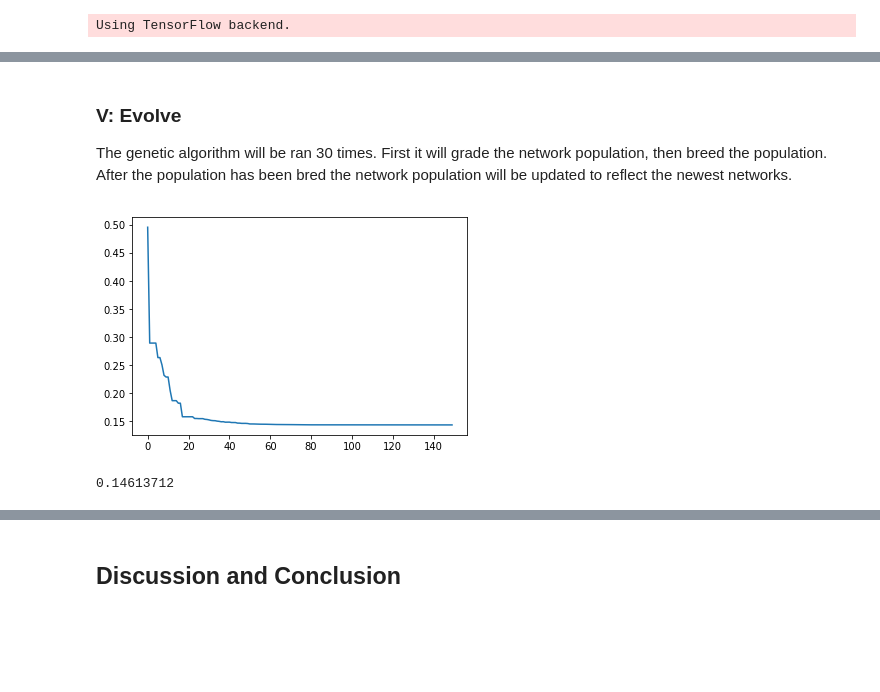
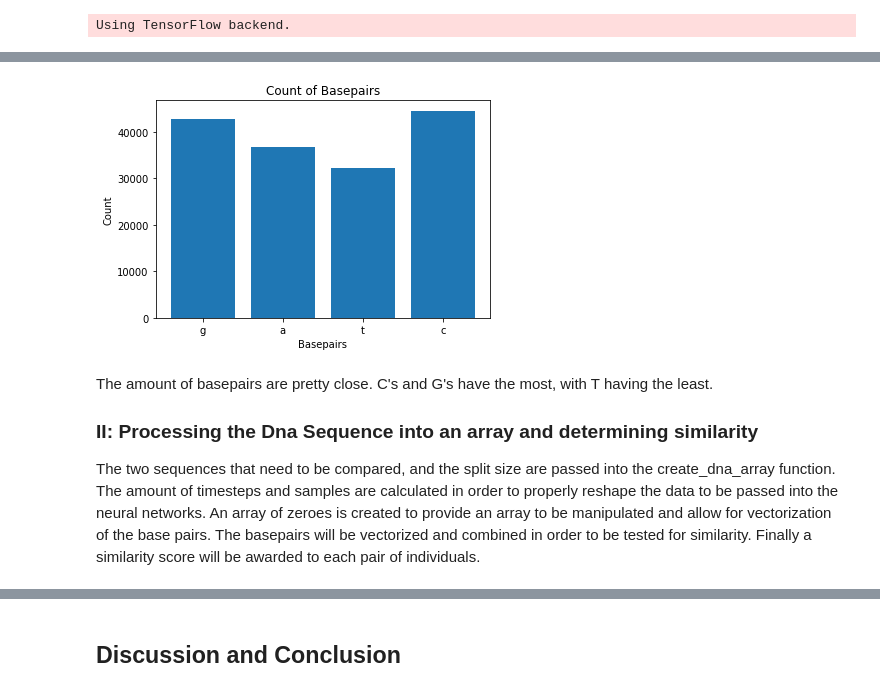
Before and after one commit to christophersanchez/DataScience, a Jupyter notebook: Thinkful/Unit6/Neuroevolution_DNA_Sequence_Comparison.ipynb, the cells around one changed output, grey strips where cells are left out. Drawn from its saved outputs; the diff is of its cells as text; code cells hidden in the pictures; blank space fills up the shorter version.

```diff
--- a/Thinkful/Unit6/Neuroevolution_DNA_Sequence_Comparison.ipynb
+++ b/Thinkful/Unit6/Neuroevolution_DNA_Sequence_Comparison.ipynb
@@ -28,0 +44,33 @@ The DNA Sequence that will be used is the sequence for chromosome 21. The sequen
+# %%
+def basepair_graph(data):
+    character_count = Counter(data)
+
+    labels, values = zip(*character_count.items())
+
+    indexes = np.arange(len(labels))
+    width = .8
+
+    plt.bar(indexes, values, width)
+    plt.xticks(indexes + width * 0, labels)
+    plt.title('Count of Basepairs')
+    plt.xlabel('Basepairs')
+    plt.ylabel('Count')
+    plt.show()
+
+def basepair_graph_comparison(sequence_one, sequence_two, width):
+    sequence_one_count = Counter(sequence_one)
+    sequence_two_count = Counter(sequence_two)
+
+    labels_one, values_one = zip(*sequence_one_count.items())
+    labels_two, values_two = zip(*sequence_two_count.items())
+
+    indexes = np.arange(len(labels_one))
+
+    plt.bar(indexes, values_one, width);
+    plt.bar(indexes, values_two, width * .5);
+
+    plt.xticks(indexes + width * 0, labels_one)
+    plt.title('Count of Basepairs')
+    plt.xlabel('Basepairs')
+    plt.ylabel('Count')
+    plt.show()
@@ -169,28 +86,0 @@ def breed(fittest, weakest):
-# %% [markdown]
-### V: Evolve
-
-The genetic algorithm will be ran 30 times. First it will grade the network population, then breed the population. After the population has been bred the network population will be updated to reflect the newest networks.
-# %%
-# set the network population to the original generated network population
-network_population = network_population
-graph_mse = []
-# run 150 epochs
-for x in range(150):
-    # grade the network population and breed it
-    grade_network = grade(network_population)
-    breed_networks = breed(grade_network[0], grade_network[1])
-    # set the network population to the new offspring
-    network_population = breed_networks
-    def mse(y_true, y_pred):
-        y_true = y_true.reshape(y_true.shape[0], y_true.shape[1])
-        y_pred = y_pred.reshape(y_pred.shape[0], y_pred.shape[1])
-        mse = mean_squared_error(y_true, y_pred)
-        return mse
-    # add the top network score to a list for each epoch and graph it
-    y_pred = network_population[0].predict(comparison)
-    mse = mse(similarity_array, y_pred)
-    graph_mse.append(mse)
-plt.plot(graph_mse)
-plt.show()
-# %% [output]
-[figure, removed]
@@ -209,4 +87,10 @@ mse = mse(y_test, y_pred)
-# %%
-mse
-# %% [output]
-0.14613712
+# %%
+basepair_graph(dna_basepairs)
+# %% [output]
+[figure, added]
+# %% [markdown]
+The amount of basepairs are pretty close. C's and G's have the most, with T having the least.
+
+### II: Processing the Dna Sequence into an array and determining similarity
+
+The two sequences that need to be compared, and the split size are passed into the create_dna_array function. The amount of timesteps and samples are calculated in order to properly reshape the data to be passed into the neural networks. An array of zeroes is created to provide an array to be manipulated and allow for vectorization of the base pairs. The basepairs will be vectorized and combined in order to be tested for similarity. Finally a similarity score will be awarded to each pair of individuals.
```
Also changed, not shown: parts of 44 cells of this notebook.
